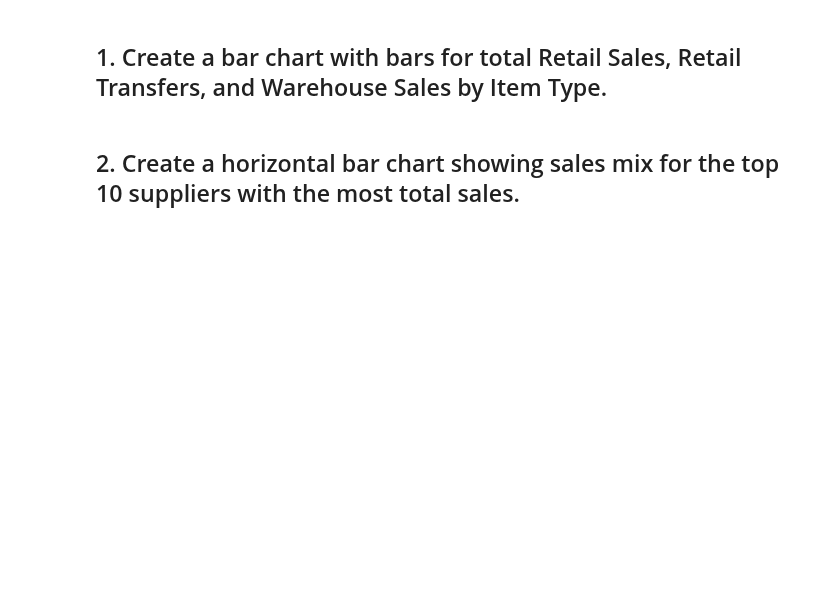
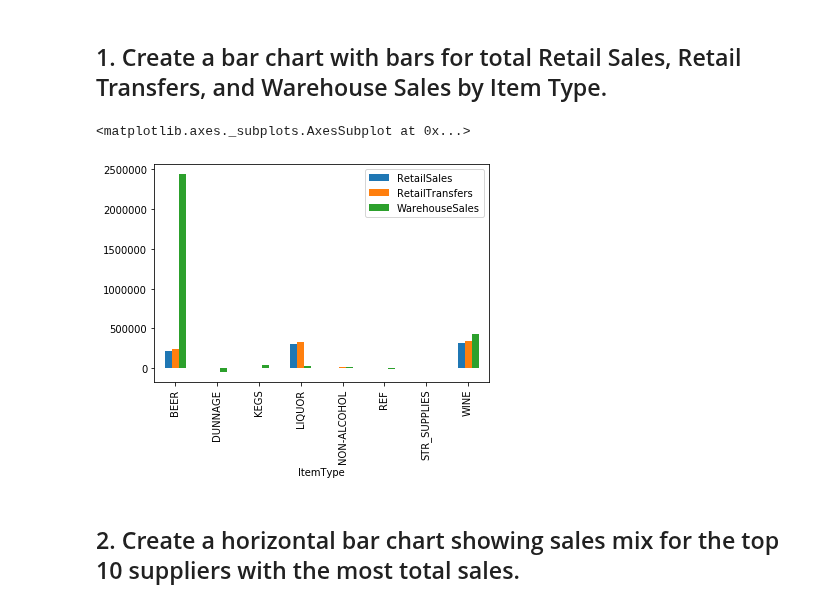
Before and after one commit to ironhack-labs/data-labs, a Jupyter notebook: module-2/lab-plotting-multiple-data-series/your-code/main.ipynb, the cells around one changed output. Drawn from its saved outputs; the diff is of its cells as text; code cells hidden in the pictures; blank space fills up the shorter version.

Commit message:
lab-plotting-multiple-data-series

```diff
--- a/module-2/lab-plotting-multiple-data-series/your-code/main.ipynb
+++ b/module-2/lab-plotting-multiple-data-series/your-code/main.ipynb
@@ -16,4 +23,11 @@ data.head()
 # %% [markdown]
 ## 1. Create a bar chart with bars for total Retail Sales, Retail Transfers, and Warehouse Sales by Item Type.
+# %%
+by_ItemType = data[['RetailSales', 'RetailTransfers', 'WarehouseSales','ItemType']].groupby('ItemType').sum()
+
+by_ItemType.plot.bar()
+# %% [output]
+<matplotlib.axes._subplots.AxesSubplot at 0x...>
+[figure, added]
 # %% [markdown]
 ## 2. Create a horizontal bar chart showing sales mix for the top 10 suppliers with the most total sales.
```
Also changed, not shown: parts of 8 cells of this notebook.
